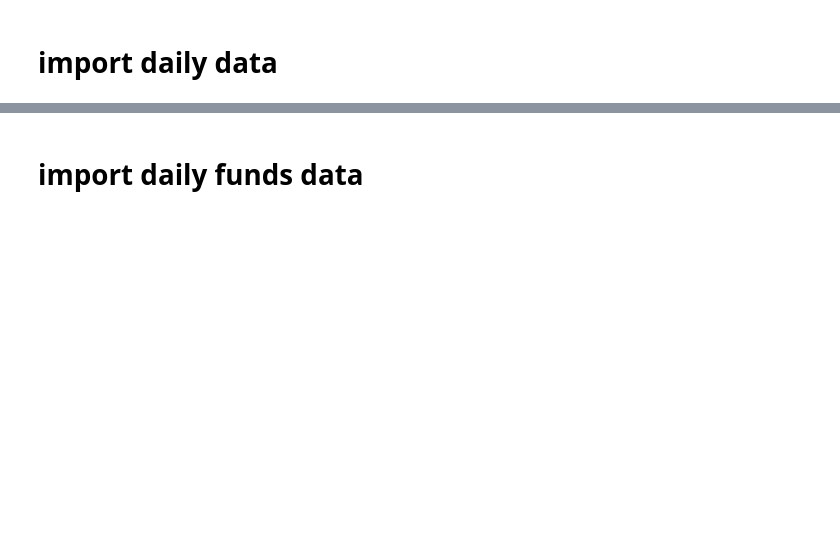
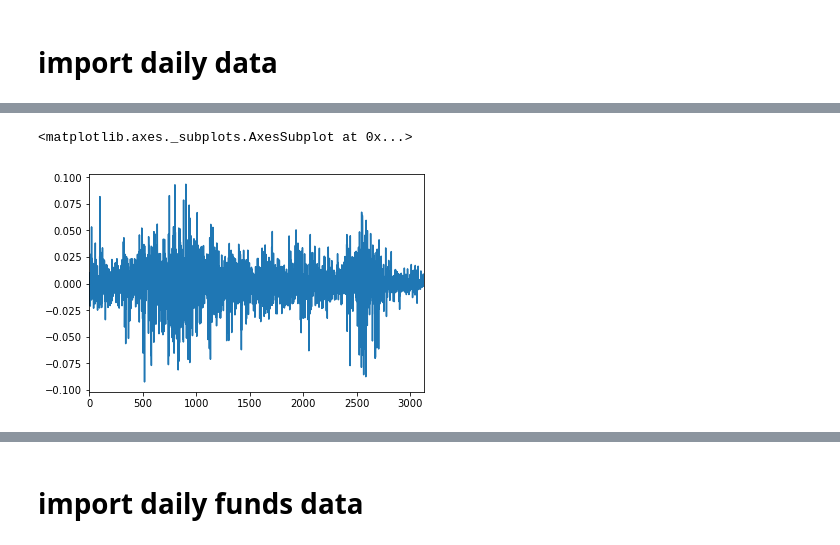
Before and after one commit to tnbaby/FileTransfer, a Jupyter notebook: daily_data_clean.ipynb, the cells around one changed output, grey strips where cells are left out. Saved outputs shown, nothing was run; the diff lists cells and outputs as text; code cells hidden in the pictures; blank space fills up the shorter version.

```diff
--- a/daily_data_clean.ipynb
+++ b/daily_data_clean.ipynb
@@ -20,2 +22,4 @@ os.listdir('./../data/daily_data/')
 # %%
 daily_data_dir = './../data/daily_data/'
+basic_info_dir = './../data/basic_info/'
+fund_style_dir = './../data/fund_style/'
@@ -21,0 +32,5 @@ daily_data_dir = './../data/daily_data/'
+# %%
+# fund_style = pd.read_excel(os.path.join(fund_style_dir+'daily', 'zz500g_daily.xls'), encoding='utf-8')
+os.listdir(fund_style_dir+'daily/')
+hs300 = pd.read_excel(os.path.join(fund_style_dir+'daily/', 'hs300_daily.xls'), encoding='utf-8')
+hs300.head()
@@ -21,0 +62,12 @@ daily_data_dir = './../data/daily_data/'
+# %%
+hs300.columns = ['code', 'name', 'date', 'hs300_daily_open', 'max', 'min',
+                 'hs300_daily_close', 'hs300_daily_rate', 'hs300_daily_return', 'turnover','volume']
+# hs300.head()
+# %%
+hs300 = hs300[['date','hs300_daily_close', 'hs300_daily_return']]
+hs300['hs300_daily_return'] =  (hs300['hs300_daily_return']).convert_objects(convert_numeric=True)/100.0
+# %%
+hs300['hs300_daily_return'].plot()
+# %% [output]
+<matplotlib.axes._subplots.AxesSubplot at 0x...>
+[figure, added]
```
Also changed, not shown: parts of 81 cells of this notebook, 1 other file.
